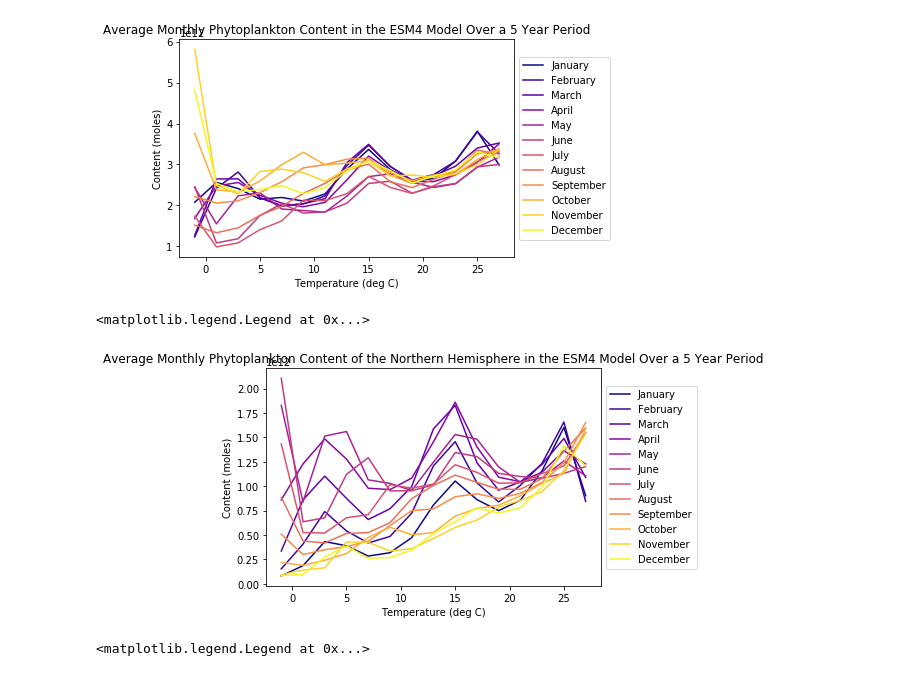
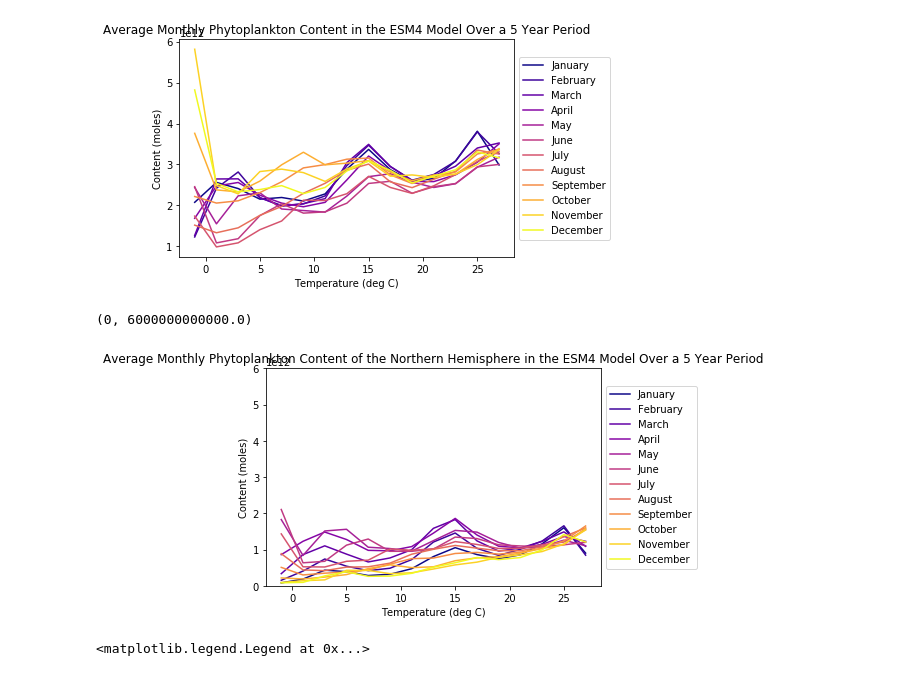
Before and after one commit to mlexaathews/wmt_bgc, a Jupyter notebook: phyto-vs-temp.ipynb, the cells around one changed output. Drawn from its saved outputs; the diff is of its cells as text; code cells hidden in the pictures.

```diff
--- a/phyto-vs-temp.ipynb
+++ b/phyto-vs-temp.ipynb
@@ -94,7 +94,15 @@ plt.legend(loc = 'center left', bbox_to_anchor=(1, 0.5))
 
 #We're gonna layout the exact directories and file names to create the path for both the biogeochemical and physical variables
 
-rootdir = '/archive/oar.gfdl.cmip6/ESM4/DECK/ESM4_piControl_D/gfdl.ncrc4-intel16-prod-openmp/pp/'
+rootdir_ann = '/archive/oar.gfdl.cmip6/ESM4/DECK/ESM4_piControl_D/gfdl.ncrc4-intel16-prod-openmp/pp/'
+
+## Annual directories
+
+datadir_phyc = 'ocean_cobalt_omip_tracers_year_z/ts/annual/5yr/'
+
+filename_phyc = 'ocean_cobalt_omip_tracers_year_z.0846-0850.phyc.nc'
+
+## Monthly directories
 
 datadir_bgc = 'ocean_cobalt_omip_tracers_month_z/av/monthly_5yr/'
 filename_bgc = 'ocean_cobalt_omip_tracers_month_z.0711-0715.*.nc'
@@ -174,25 +196,26 @@ plt.legend(loc = 'center left', bbox_to_anchor=(1, 0.5))
 # %%
 ## Let's break up the graph above into hemispheres!
 ## This will be the Northern Hemisphere
 
 labels = ["January", "February", "March", "April", "May", "June", "July", "August", "September", "October", "November", "December"]
 colors = cm.get_cmap('plasma',12).colors
 
 for t in range(12):
     pV_in_theta = ds.pV_av.isel(time=t,yh=range(288,576)).groupby_bins('thetao',theta_bins)
 
     p_vmean = pV_in_theta.sum(xr.ALL_DIMS)
 
 
     p_vmean.plot(label=labels[t], color=colors[t,:])
 
 plt.title('Average Monthly Phytoplankton Content of the Northern Hemisphere in the ESM4 Model Over a 5 Year Period')
 plt.xlabel('Temperature (deg C)')
 plt.ylabel('Content (moles)')
 plt.legend(loc = 'center left', bbox_to_anchor=(1, 0.5))
+plt.ylim([0, 6e12])
 # %% [output]
-<matplotlib.legend.Legend at 0x...>
+(0, 6000000000000.0)
-[figure, old version]
+[figure, new version]
 # %%
 ## ..and the Southern Hemisphere:
 
```
Also changed, not shown: parts of 13 cells of this notebook.
